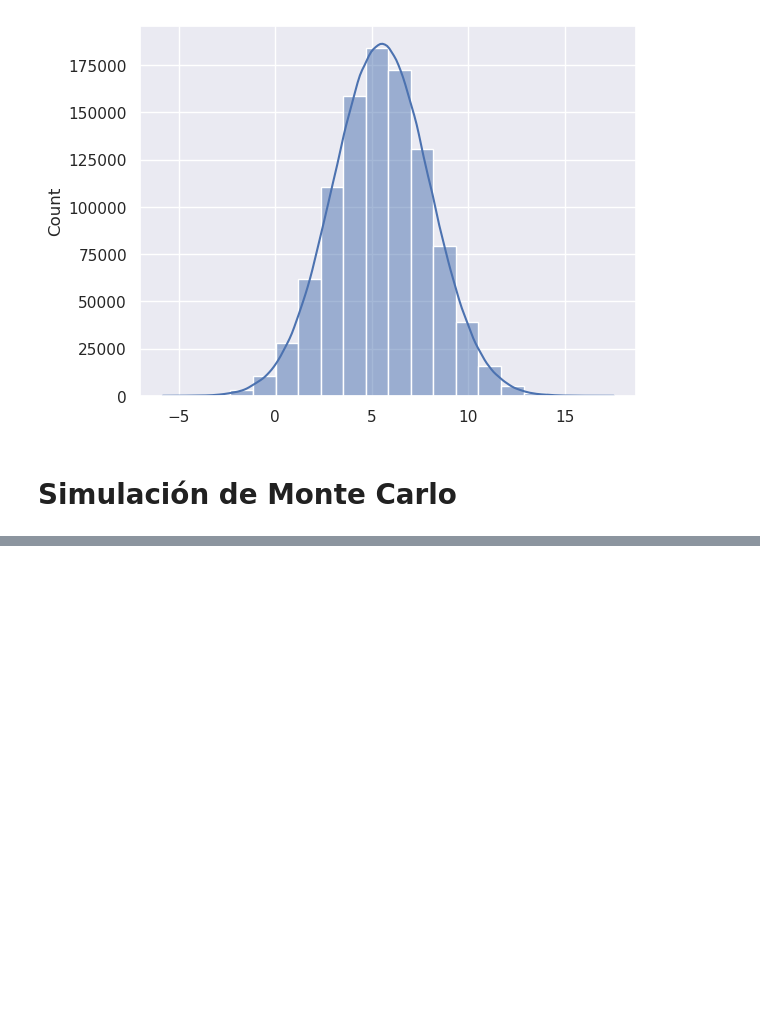
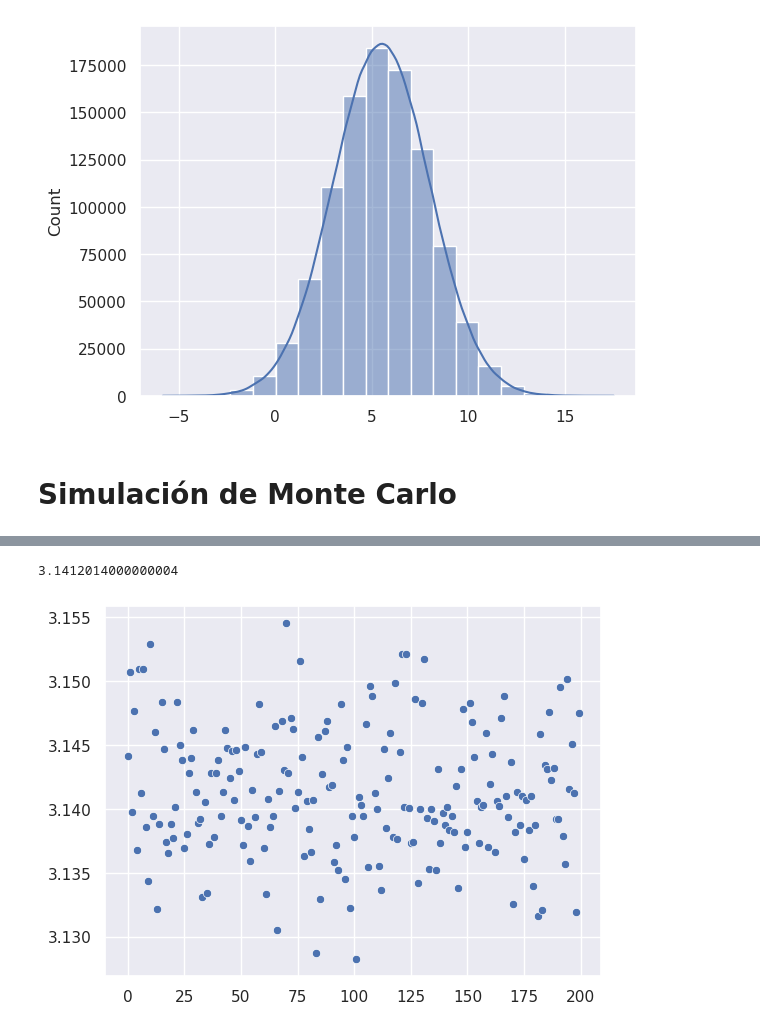
Before and after one commit to mmunozbe/ml-course, a Jupyter notebook: T2-2-Data cleaning-Funciones de distribución de probabilidad.ipynb, the cells around one changed output, grey strips where cells are left out. Cells and saved outputs as stored; diff of their text form; code cells hidden in the pictures; blank space fills up the shorter version.

```diff
--- a/T2-2-Data cleaning-Funciones de distribución de probabilidad.ipynb
+++ b/T2-2-Data cleaning-Funciones de distribución de probabilidad.ipynb
@@ -53,0 +79,29 @@ sns.histplot(s, bins=20, kde=True)
+# %%
+def pi_monte_carlo(n, n_exp, seed=None):
+    if seed is not None:
+        np.random.seed(seed)
+    pi_avg = 0
+    pi_value_list = []
+    for _ in range(n_exp):
+        value = 0
+        x = np.random.uniform(0, 1, n).tolist()
+        y = np.random.uniform(0, 1, n).tolist()
+        for j in range(n):
+            z = np.sqrt(x[j] * x[j] + y[j] * y[j])
+            if z <= 1:
+                value += 1
+        float_value = float(value)
+        pi_value = float_value * 4 / n
+        pi_value_list.append(pi_value)
+        pi_avg += pi_value
+
+    pi = pi_avg / n_exp
+    fig = sns.scatterplot(data=pi_value_list)
+    return pi, fig
+# %%
+pi, fig = pi_monte_carlo(100000, 200, 1234)
+print(pi)
+plt.show(fig)
+# %% [output]
+3.1412014000000004
+[figure, added]
```
Also changed, not shown: parts of 1 cell of this notebook.
